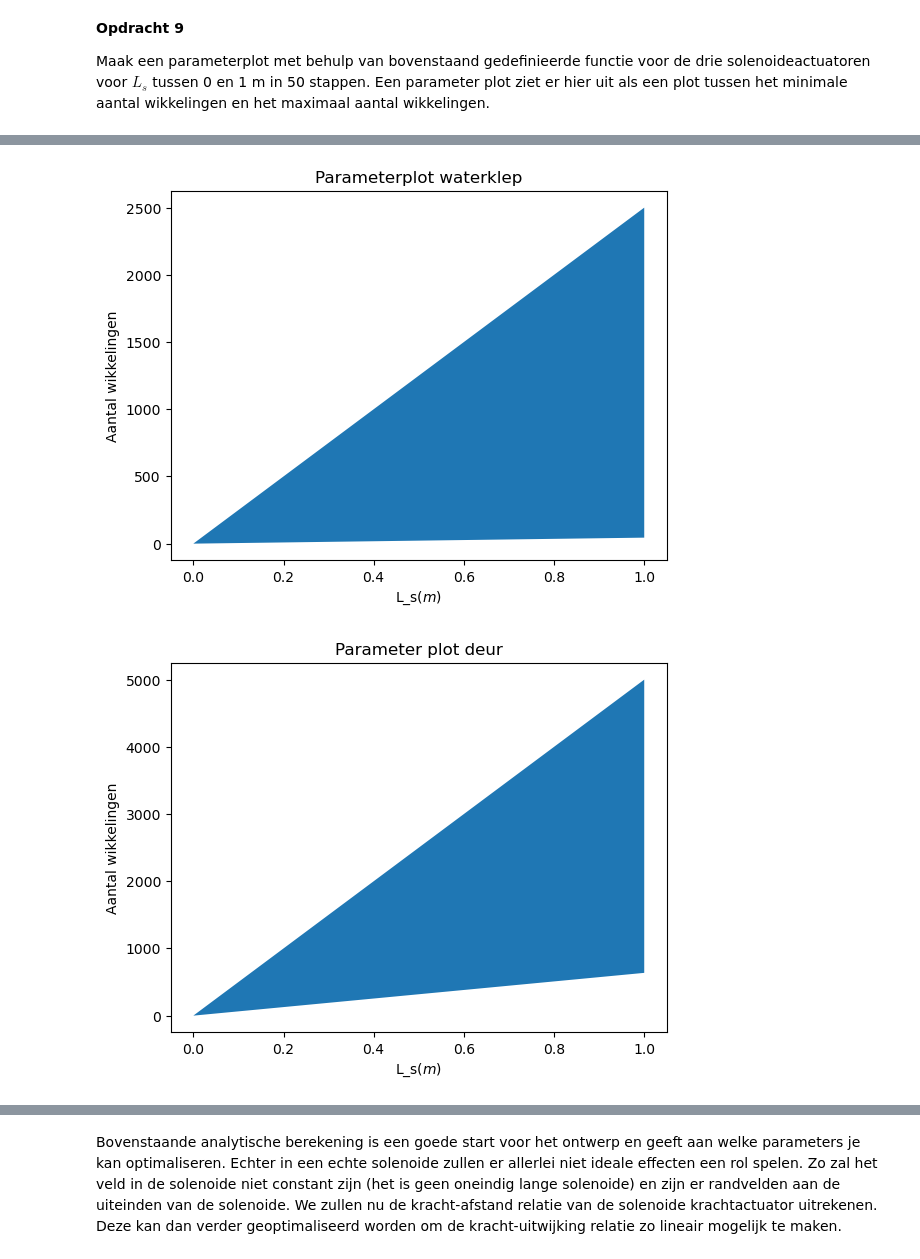
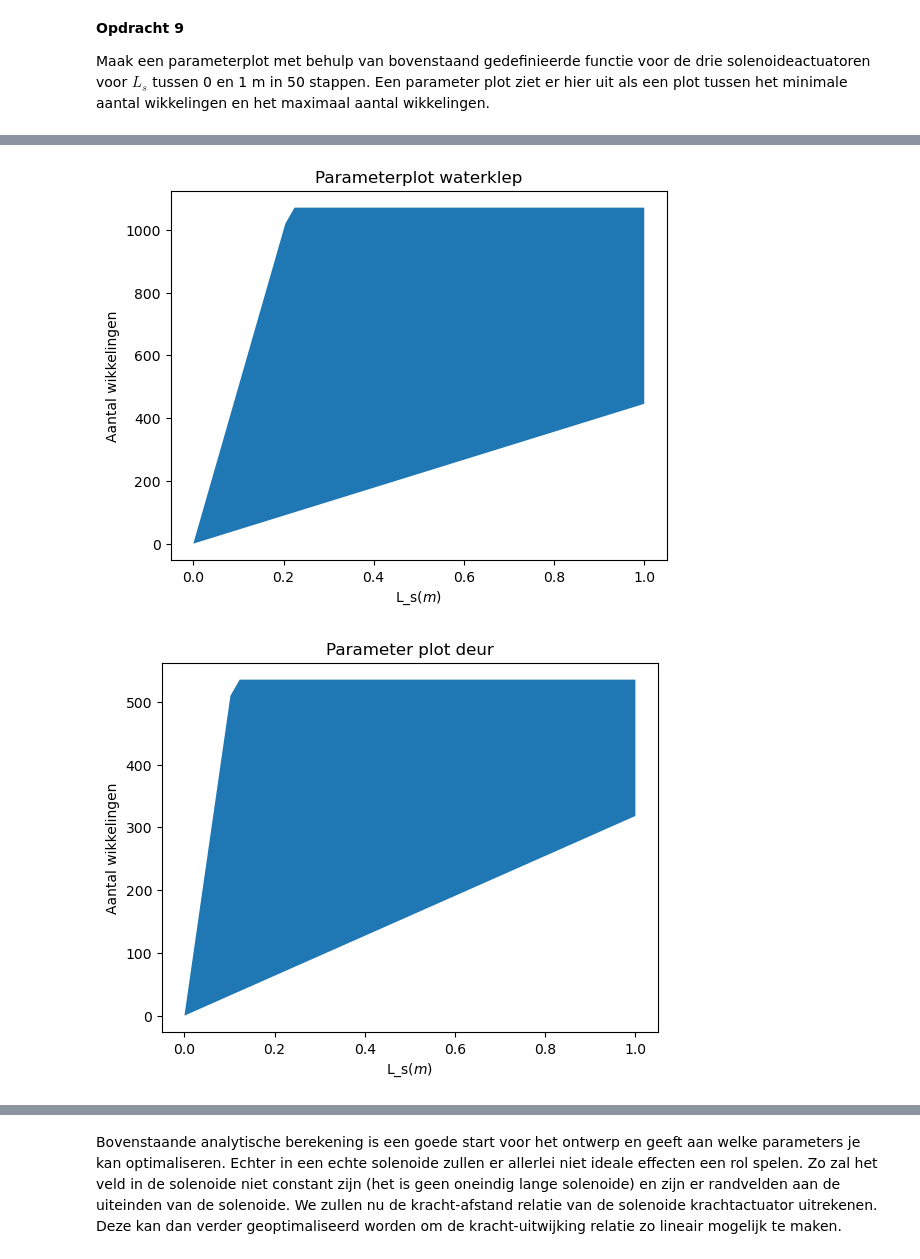
Before and after one commit to jasperbom747-creator/opdrachten-DEF-D-Jasper-Bom, a Jupyter notebook: DigitaleOntwerpopdrachten/Digitale opdracht 2/2KrachtactuatorOpdracht/KrachtactuatorOpdracht.ipynb, the cells around one changed output, grey strips where cells are left out. Saved outputs shown, nothing was run; the diff lists cells and outputs as text; code cells hidden in the pictures.

```diff
--- a/DigitaleOntwerpopdrachten/Digitale opdracht 2/2KrachtactuatorOpdracht/KrachtactuatorOpdracht.ipynb
+++ b/DigitaleOntwerpopdrachten/Digitale opdracht 2/2KrachtactuatorOpdracht/KrachtactuatorOpdracht.ipynb
@@ -185,20 +186,18 @@ Het maximum aantal wikkelingen is de kleinste van voorwaarde 2) en 3). Geef een
 # %% [markdown]
 Plaats hier een png met jullie eventuele analytische afleiding.
 # %%
-### BEGIN SOLUTION
-
 def aantal_wikkelingen(m,r_s, mu_r,L_d ,L_s, I, r_d):
     # Voeg hieronder de formules voor het maximum en minimum aantal wikkelingen.
     mu_0 = 4 * np.pi * 1e-7
     N_min = np.sqrt((2 * m * 9.81 *L_s**2)/ (2 * np.pi * r_s**2 * mu_0 * mu_r**2 * I**2))
     N_max_1 = L_s / (2 * r_d)
-    N_max_2 = L_d / (2 * np.pi * r_d)
+    N_max_2 = L_d / (2 * np.pi * r_s)
     N_max = np.minimum(N_max_1, N_max_2)
 
     if np.any(N_min > N_max): ## Als het ontwerp niet mogelijk is.
-        print('The design with %.1f unit has no workable solution'%a)
-        N_min = 'NaN'
-        N_max = 'NaN'
+        print('The design has no workable solution (N_min > N_max)')
+        N_min = np.full_like(N_min, np.nan)
+        N_max = np.full_like(N_max, np.nan)
 
 
     return N_min, N_max
@@ -221,14 +220,11 @@ Text(0, 0.5, 'y')
 
 Maak een parameterplot met behulp van bovenstaand gedefinieerde functie voor de drie solenoideactuatoren voor $L_s$ tussen 0 en 1 m in 50 stappen. Een parameter plot ziet er hier uit als een plot tussen het minimale aantal wikkelingen en het maximaal aantal wikkelingen.
 # %%
-###
-###Jouw code hier###
-###
 L_s = np.linspace(0,1,50)
 
-N_minDB, N_maxDB= aantal_wikkelingen(0.01, 0.015, 1000,l_max, L_s,2, 0.2e-3)
-N_minWK, N_maxWK = aantal_wikkelingen(2,  0.025, 1000, l_max,L_s,2, 0.2e-3)
-N_minD, N_maxD = aantal_wikkelingen(40/9.81,  0.01, 1000,l_max ,L_s,0.5,0.1e-3)
+N_minDB, N_maxDB= aantal_wikkelingen(0.01, 0.005, 2000,l_max, L_s,0.5, 0.1e-3)
+N_minWK, N_maxWK = aantal_wikkelingen(2,  0.005, 2000, l_max,L_s,0.5, 0.1e-3)
+N_minD, N_maxD = aantal_wikkelingen(40/9.81,  0.01, 2000,l_max ,L_s,0.5,0.1e-3)
 
 plt.fill_between(L_s,N_minDB,N_maxDB)
 plt.title("Parameterplot deurbel")
@@ -250,5 +246,5 @@ plt.show()
-[figure, old version]
+[figure, new version]
-[figure, old version]
+[figure, new version]
 # %% [markdown]
 **Opdracht 10**
 
```
Also changed, not shown: parts of 15 cells of this notebook.
